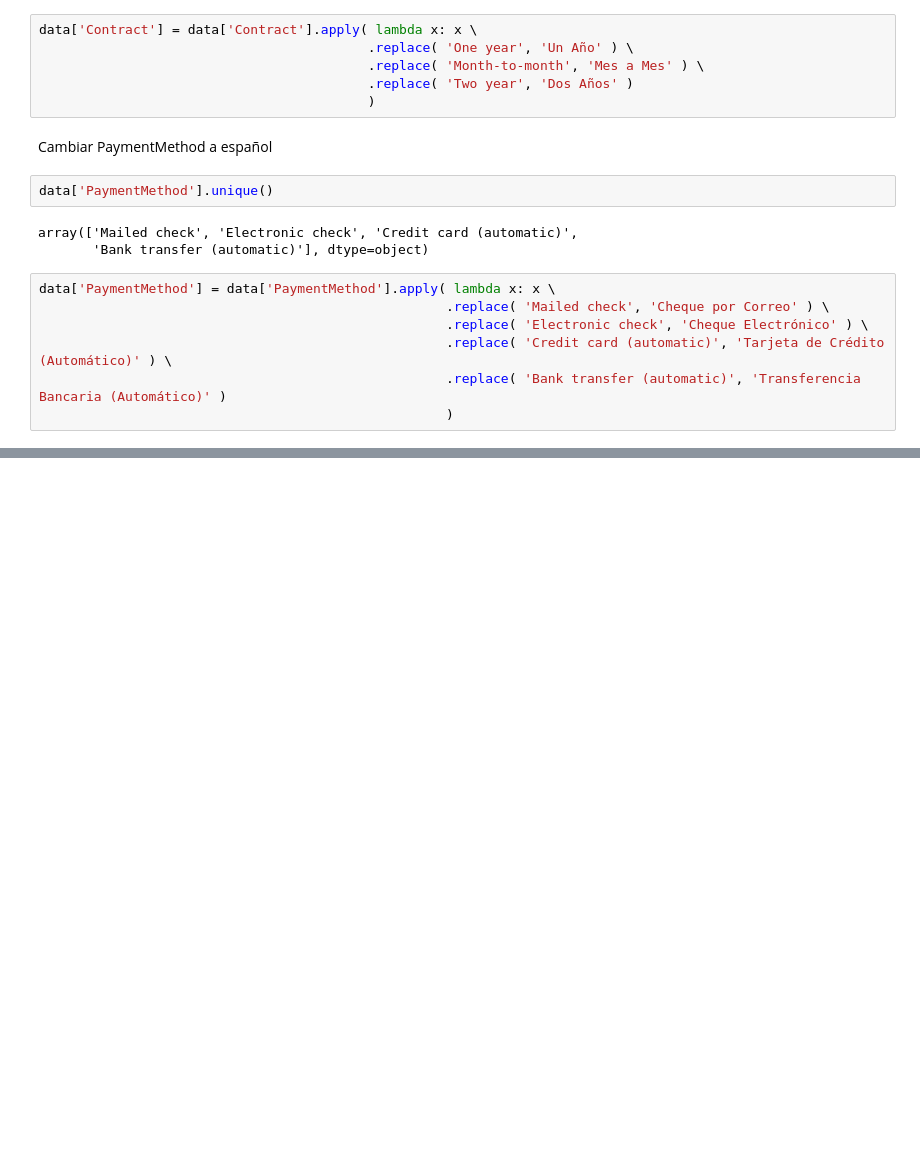
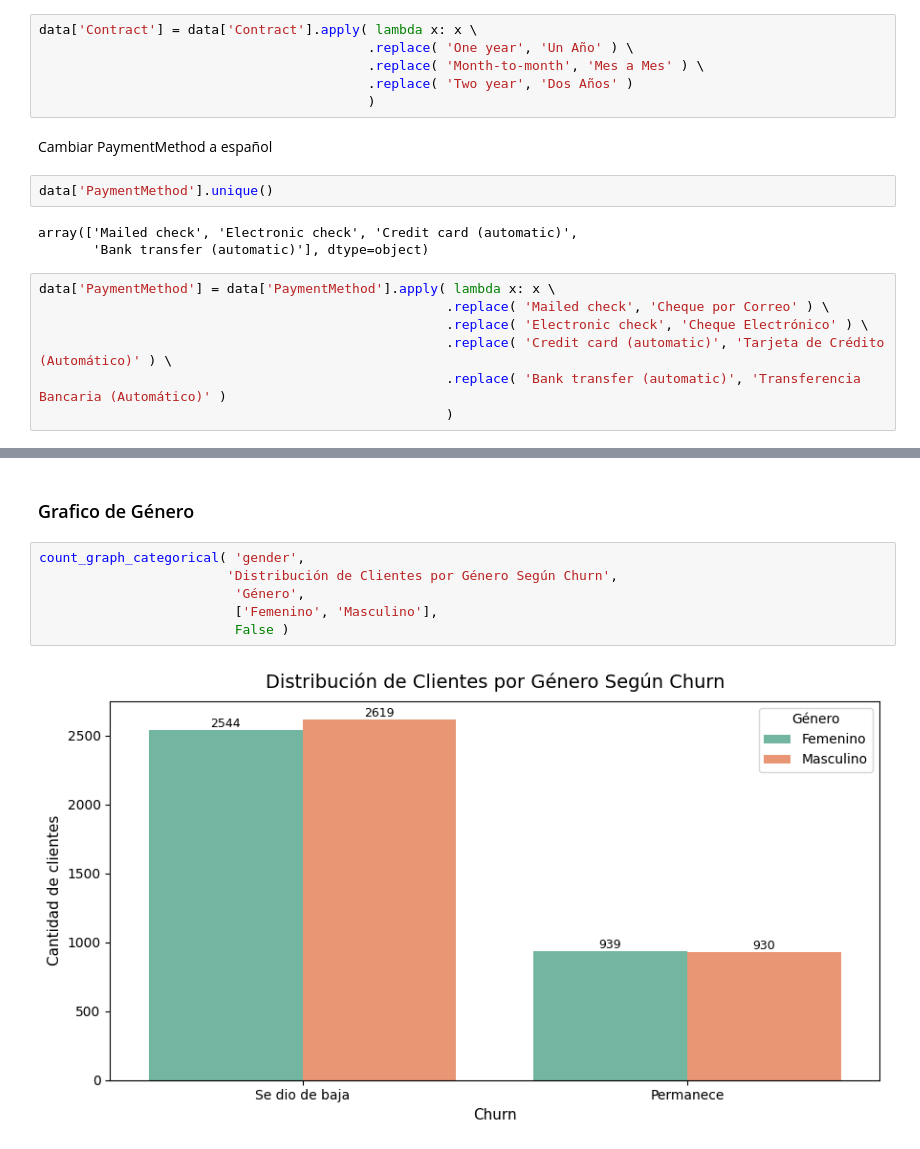
Before and after one commit to CristianRiascos/Alura-TelecomX-Challenge, a Jupyter notebook: Challenge_Etapa2.ipynb, the cells around one changed output, grey strips where cells are left out. Drawn from its saved outputs; the diff is of its cells as text; blank space fills up the shorter version.

```diff
--- a/Challenge_Etapa2.ipynb
+++ b/Challenge_Etapa2.ipynb
@@ -202,0 +323,10 @@ data['PaymentMethod'] = data['PaymentMethod'].apply( lambda x: x \
+# %% [markdown]
+### Grafico de Género
+# %%
+count_graph_categorical( 'gender',
+                        'Distribución de Clientes por Género Según Churn',
+                         'Género',
+                         ['Femenino', 'Masculino'],
+                         False )
+# %% [output]
+[figure, added]
```
Also changed, not shown: parts of 41 cells of this notebook.
